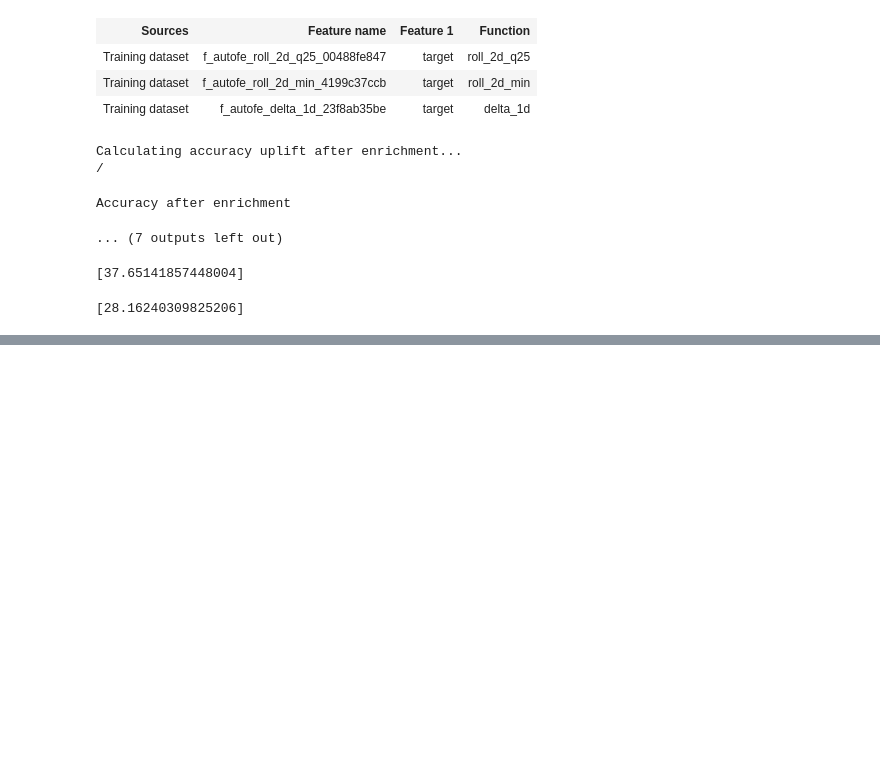
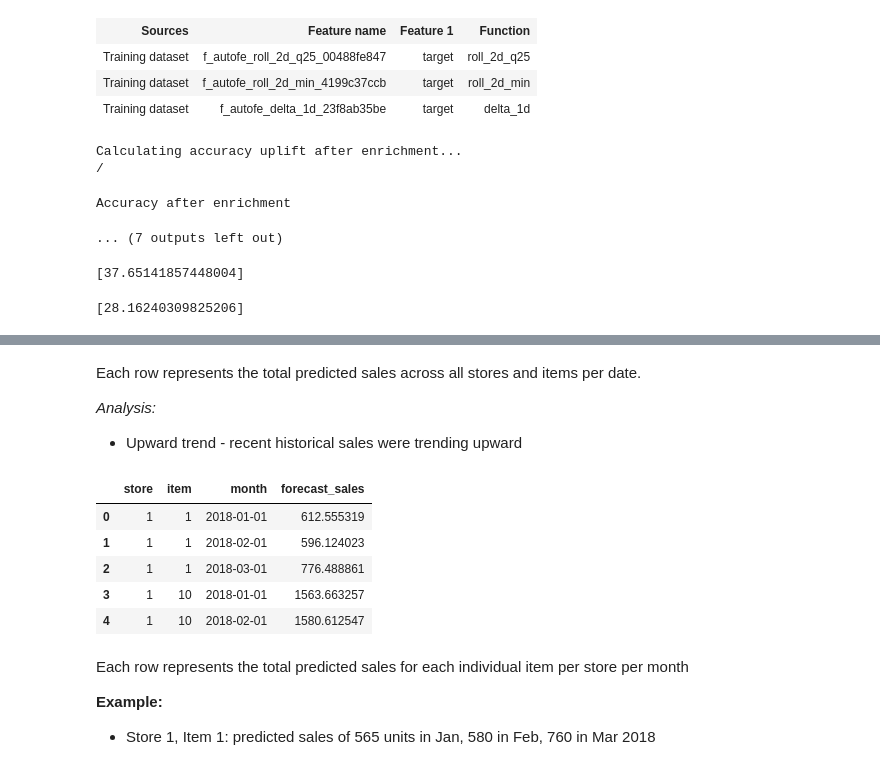
Before and after one commit to jeangyi/sales_forecasting_pipeline, a Jupyter notebook: sales_pred.ipynb, the cells around one changed output, grey strips where cells are left out. Cells and saved outputs as stored; diff of their text form; code cells hidden in the pictures; blank space fills up the shorter version.

Commit message:
Recursive 3-month Forecasting

```diff
--- a/sales_pred.ipynb
+++ b/sales_pred.ipynb
@@ -228,0 +278,25 @@ eval_metric(y_enriched_test.values, enriched_preds, "SMAPE")
+# %%
+# Train/test split
+train_mask = feat_df["date"] < cutoff
+train_df = feat_df[train_mask].copy()
+test_df  = feat_df[~train_mask].copy()
+
+features = [
+    "store","item","dow","weekofyear","month","day","is_weekend",
+    *[f"lag_{k}" for k in lags],
+    *[f"rmean_{w}" for w in rolls]
+]
+target   = "sales"
+
+# Cat features (strings)
+cat_features = ["store","item"]
+
+train_pool = Pool(train_df[features], label=train_df[target], cat_features=cat_features)
+test_pool  = Pool(test_df[features],  label=test_df[target],  cat_features=cat_features)
+# %%
+# Train model
+model = CatBoostRegressor(
+    depth=8, learning_rate=0.02, l2_leaf_reg=5, n_estimators=1000,
+    loss_function="RMSE", random_state=0, verbose=False, allow_writing_files=False
+)
+model.fit(train_pool)
@@ -228,0 +367,10 @@ eval_metric(y_enriched_test.values, enriched_preds, "SMAPE")
+# %%
+# Total forecast per day (all stores/items)
+daily_forecast = future_base.groupby("date")["forecast_sales"].sum().reset_index()
+
+# Example: per (store,item) on monthly totals
+monthly_forecast = (
+    future_base.assign(month=lambda x: x["date"].dt.to_period("M").dt.to_timestamp())
+               .groupby(["store","item","month"])["forecast_sales"].sum()
+               .reset_index()
+)
@@ -228,0 +386,19 @@ eval_metric(y_enriched_test.values, enriched_preds, "SMAPE")
+# %% [markdown]
+Each row represents the total predicted sales across all stores and items per date. <br>
+
+*Analysis:*
+* Upward trend - recent historical sales were trending upward
+# %%
+monthly_forecast.head()
+# %% [output]
+|  | store | item | month | forecast_sales |
+| 0 | 1 | 1 | 2018-01-01 | 612.555319 |
+| 1 | 1 | 1 | 2018-02-01 | 596.124023 |
+| 2 | 1 | 1 | 2018-03-01 | 776.488861 |
+| 3 | 1 | 10 | 2018-01-01 | 1563.663257 |
+| 4 | 1 | 10 | 2018-02-01 | 1580.612547 |
+# %% [markdown]
+Each row represents the total predicted sales for each individual item per store per month <br>
+
+**Example:**
+* Store 1, Item 1: predicted sales of 565 units in Jan, 580 in Feb, 760 in Mar 2018
```
Also changed, not shown: parts of 6 cells of this notebook.
